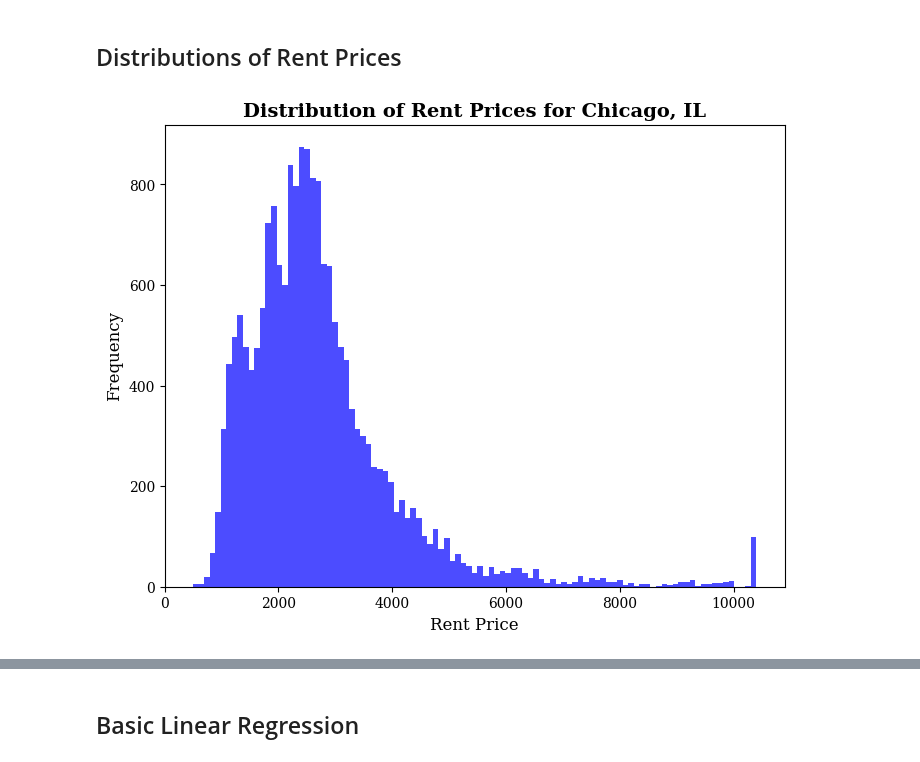
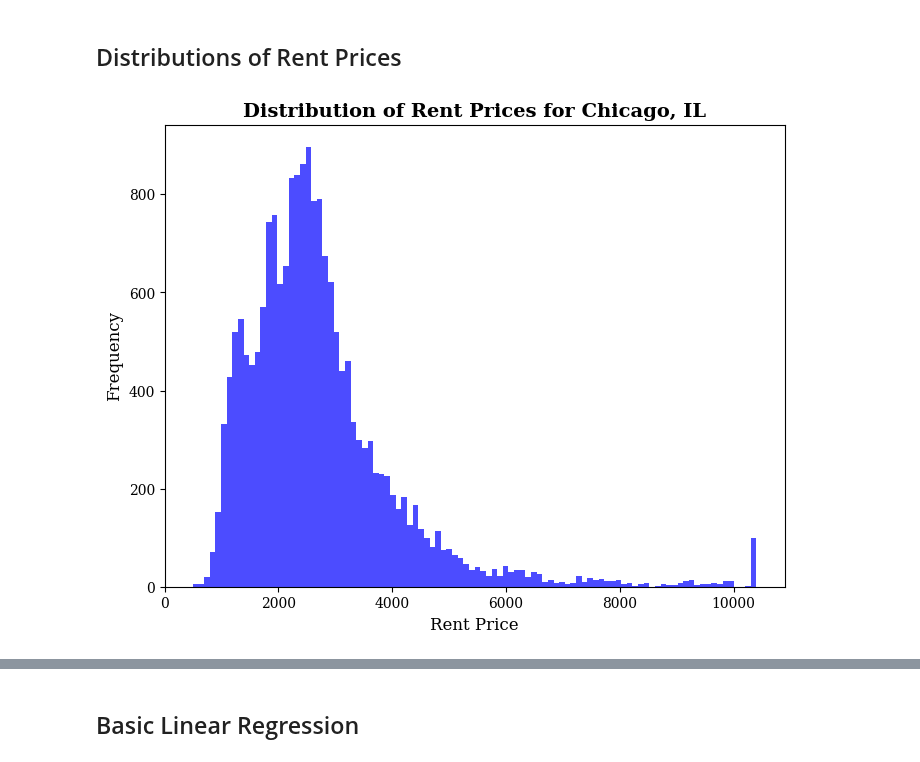
Before and after one commit to jackyeung99/proj_apartment-finder, a Jupyter notebook: notebooks/exploratory_data_analysis.ipynb, the cells around one changed output, grey strips where cells are left out. Saved outputs shown, nothing was run; the diff lists cells and outputs as text; code cells hidden in the pictures.

```diff
--- a/notebooks/exploratory_data_analysis.ipynb
+++ b/notebooks/exploratory_data_analysis.ipynb
@@ -95,11 +96,12 @@ max      9324.000000
 # %%
 
 plt.figure(figsize=(8,6))
-plt.hist(main_data['RentPrice'], bins='auto', color='blue', alpha=0.7)
+plt.hist(main_data['RentPrice'], bins=100, color='blue', alpha=0.7)
 plt.title(f'Distribution of Rent Prices for {city.title()}, {state_abbr.upper()}')
 plt.xlabel('Rent Price')
+# plt.xscale('log')
 plt.ylabel('Frequency')
 plt.savefig('price_dist.png')
 plt.show()
 # %% [output]
-[figure, old version]
+[figure, new version]
```
Also changed, not shown: parts of 9 cells of this notebook, 5 other files.
